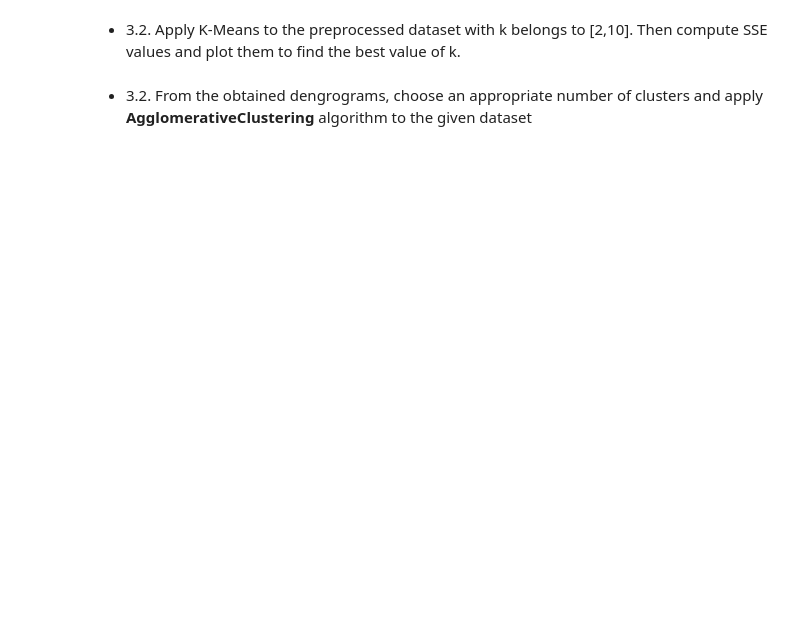
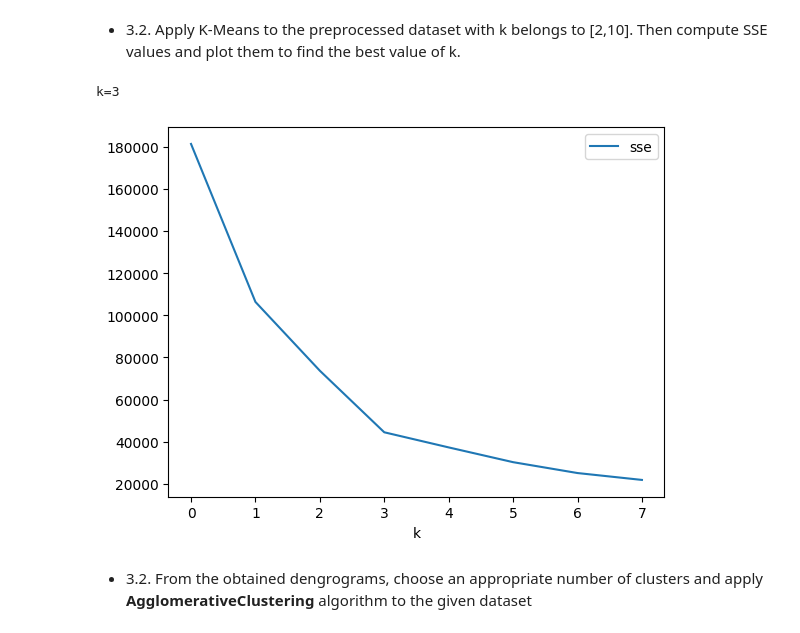
Before and after one commit to NguyenThiPhuongNhi/MayHoc_2022_2023, a Jupyter notebook: Lab_7_20130353_NguyenThiPhuongNhi.ipynb, the cells around one changed output. Saved outputs shown, nothing was run; the diff lists cells and outputs as text; code cells hidden in the pictures; blank space fills up the shorter version.

```diff
--- a/Lab_7_20130353_NguyenThiPhuongNhi.ipynb
+++ b/Lab_7_20130353_NguyenThiPhuongNhi.ipynb
@@ -84,16 +93,16 @@ from sklearn.metrics import accuracy_score, precision_score, recall_score, f1_sc
 import matplotlib.pyplot as plt
 # %%
 mnist = datasets.load_digits()
-# kmeans = KMeans(n_clusters = 10, random_state = 0)
-# kmeans.fit(mnist.data)
-# clusters = kmeans.predict(mnist.data)
-# kmeans.cluster_centers_.shape
+kmeans = KMeans(n_clusters = 10, n_init=10, random_state = 0) #n_init = 10 (mac dinh)
+kmeans.fit(mnist.data)
+clusters = kmeans.predict(mnist.data)
+kmeans.cluster_centers_.shape
 sse = []
-for k in range(1, 11):
-  kmeans = KMeans(n_clusters=k, random_state = 0)
-  kmeans.fit(mnist.data)
-  sse.append(kmeans.inertia_)
+# for k in range(1, 11):
+#   kmeans = KMeans(n_clusters=k, random_state = 0)
+#   kmeans.fit(mnist.data)
+#   sse.append(kmeans.inertia_)
 
-plt.plot(sse, label="sse")
-plt.xlabel("k")
-plt.legend()
+# plt.plot(sse, label="sse")
+# plt.xlabel("k")
+# plt.legend()
@@ -179,2 +217,18 @@ For given dataset (shopping-data.csv) including 5 attributes: **CustomerID**, **
+# %%
+#code
+sse = []
+for k in range(2, 10):
+  kmeans = KMeans(n_clusters=k, max_iter=300, n_init=10, random_state = 0)
+  kmeans.fit(dataset.iloc[:, 3:5].values)
+  sse.append(kmeans.inertia_)
+
+plt.plot(sse, label="sse")
+plt.xlabel("k")
+plt.legend()
+
+print("k=3")
+# %% [output]
+k=3
+[figure, added]
 # %% [markdown]
 *   3.2. From the obtained dengrograms, choose an appropriate number of clusters and apply **AgglomerativeClustering** algorithm to the given dataset
```
Also changed, not shown: parts of 18 cells of this notebook.
